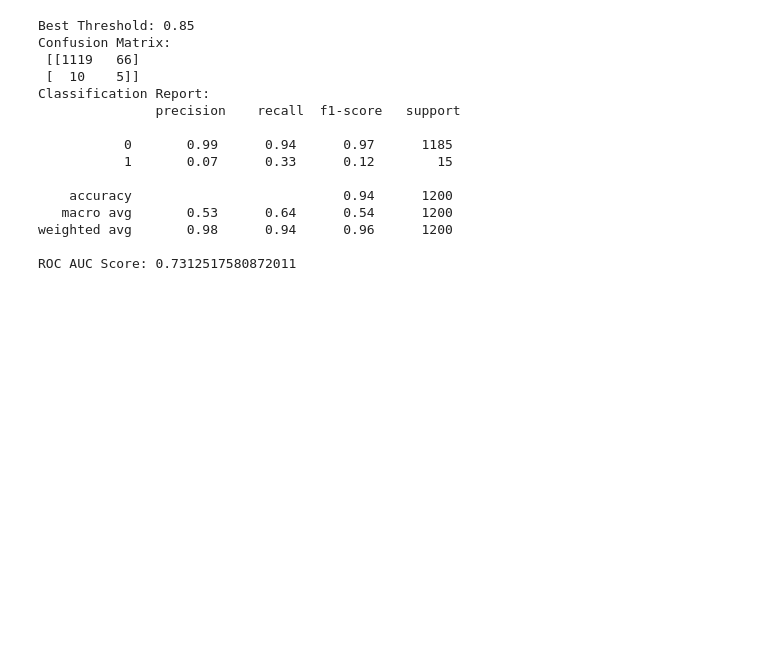
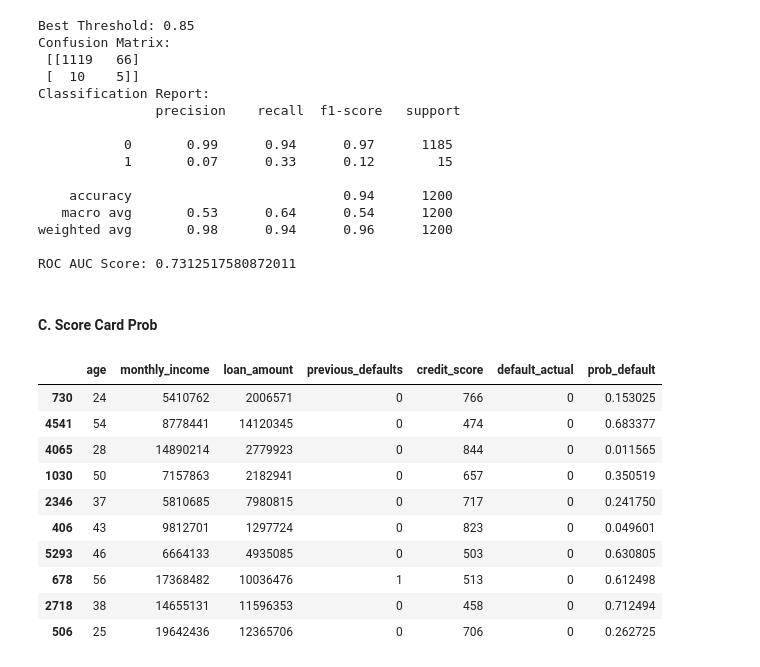
Before and after one commit to malikee00/ds-takehome, a Jupyter notebook: notebooks/B_modelling.ipynb, the cells around one changed output. Cells and saved outputs as stored; diff of their text form; code cells hidden in the pictures; blank space fills up the shorter version.

```diff
--- a/notebooks/B_modelling.ipynb
+++ b/notebooks/B_modelling.ipynb
@@ -490,3 +351,5 @@ Classification Report:
 weighted avg       0.98      0.94      0.96      1200
 
 ROC AUC Score: 0.7312517580872011
+# %% [markdown]
+#### C. Score Card Prob
@@ -492,0 +363,21 @@ ROC AUC Score: 0.7312517580872011
+# %%
+credit_scores = [prob_to_score(p) for p in y_proba]
+
+results_df = X_test.copy()
+results_df['default_actual'] = y_test.values
+results_df['prob_default'] = y_proba
+results_df['credit_score'] = credit_scores
+
+results_df.head(10)
+# %% [output]
+|  | age | monthly_income | loan_amount | previous_defaults | credit_score | default_actual | prob_default |
+| 730 | 24 | 5410762 | 2006571 | 0 | 766 | 0 | 0.153025 |
+| 4541 | 54 | 8778441 | 14120345 | 0 | 474 | 0 | 0.683377 |
+| 4065 | 28 | 14890214 | 2779923 | 0 | 844 | 0 | 0.011565 |
+| 1030 | 50 | 7157863 | 2182941 | 0 | 657 | 0 | 0.350519 |
+| 2346 | 37 | 5810685 | 7980815 | 0 | 717 | 0 | 0.241750 |
+| 406 | 43 | 9812701 | 1297724 | 0 | 823 | 0 | 0.049601 |
+| 5293 | 46 | 6664133 | 4935085 | 0 | 503 | 0 | 0.630805 |
+| 678 | 56 | 17368482 | 10036476 | 1 | 513 | 0 | 0.612498 |
+| 2718 | 38 | 14655131 | 11596353 | 0 | 458 | 0 | 0.712494 |
+| 506 | 25 | 19642436 | 12365706 | 0 | 706 | 0 | 0.262725 |
```
Also changed, not shown: parts of 13 cells of this notebook, 2 other files.
